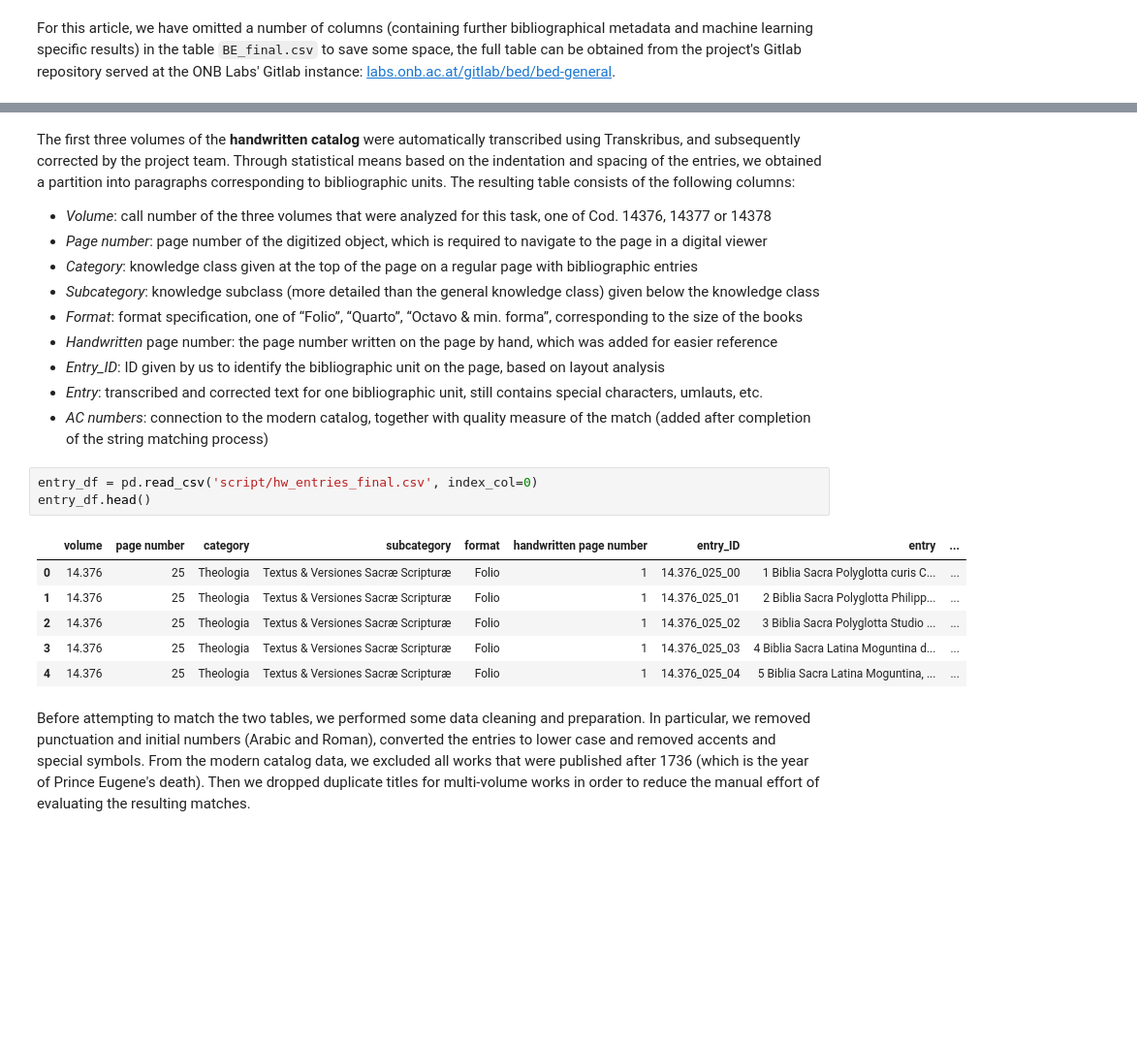
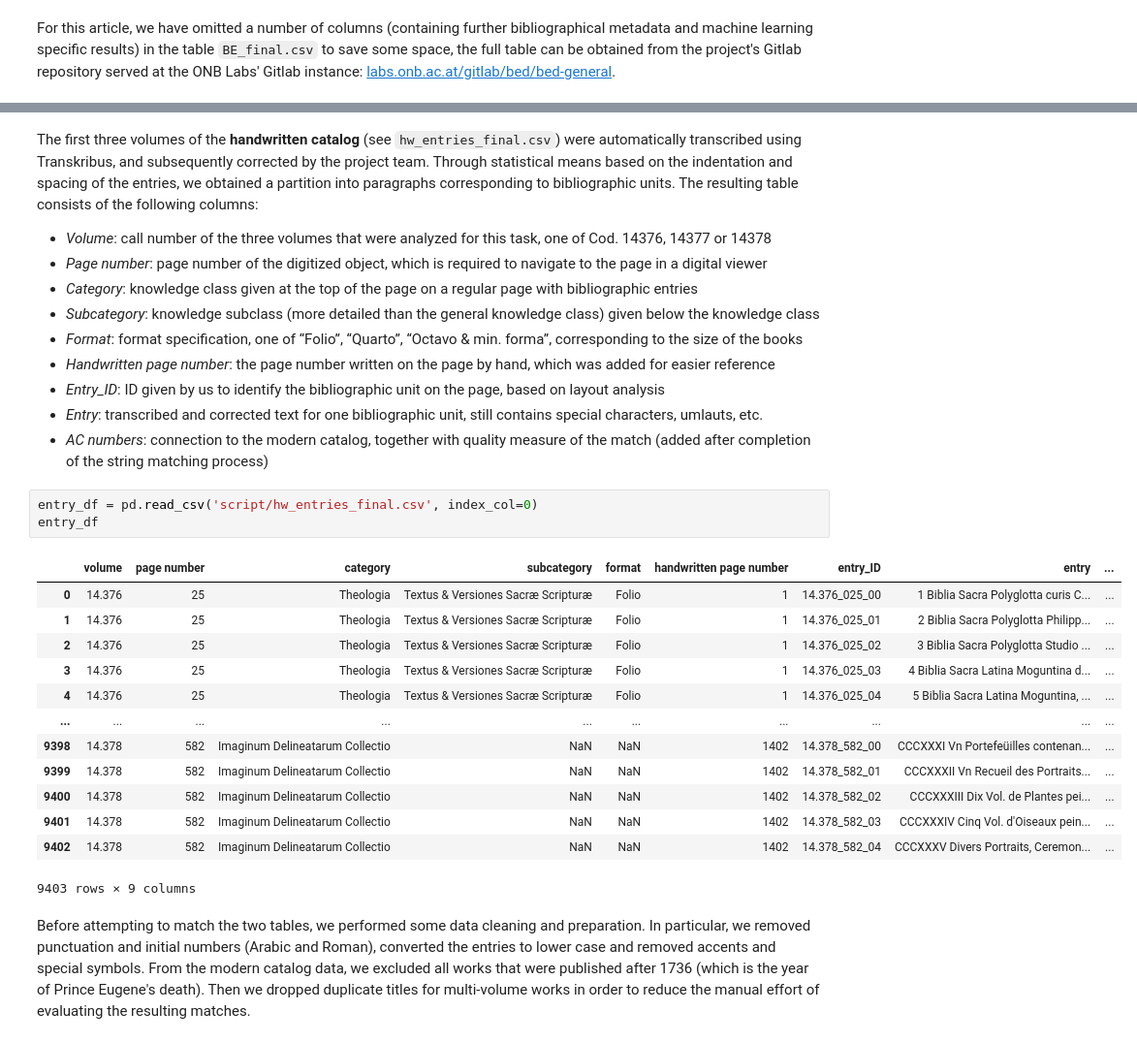
Before and after one commit to jdh-observer/b2uqnD7MTWwh, a Jupyter notebook: skim-article-for-publishing.ipynb, the cells around one changed output, grey strips where cells are left out. Shown at 97% size. Saved outputs shown, nothing was run; the diff lists cells and outputs as text; blank space fills up the shorter version.

```diff
--- a/skim-article-for-publishing.ipynb
+++ b/skim-article-for-publishing.ipynb
@@ -142,25 +151,32 @@ BE_df.head()
 # %% [markdown]
-The first three volumes of the **handwritten catalog** were automatically transcribed using Transkribus, and subsequently corrected by the project team. Through statistical means based on the indentation and spacing of the entries, we obtained a partition into paragraphs corresponding to bibliographic units. The resulting table consists of the following columns:
+The first three volumes of the **handwritten catalog** (see `hw_entries_final.csv`) were automatically transcribed using Transkribus, and subsequently corrected by the project team. Through statistical means based on the indentation and spacing of the entries, we obtained a partition into paragraphs corresponding to bibliographic units. The resulting table consists of the following columns:
 
 - *Volume*: call number of the three volumes that were analyzed for this task, one of Cod. 14376, 14377 or 14378
 - *Page number*: page number of the digitized object, which is required to navigate to the page in a digital viewer
 - *Category*: knowledge class given at the top of the page on a regular page with bibliographic entries
 - *Subcategory*: knowledge subclass (more detailed than the general knowledge class) given below the knowledge class
 - *Format*: format specification, one of “Folio”, “Quarto”, “Octavo & min. forma”, corresponding to the size of the books
-- *Handwritten* page number: the page number written on the page by hand, which was added for easier reference
+- *Handwritten page number*: the page number written on the page by hand, which was added for easier reference
 - *Entry_ID*: ID given by us to identify the bibliographic unit on the page, based on layout analysis
 - *Entry*: transcribed and corrected text for one bibliographic unit, still contains special characters, umlauts, etc.
 - *AC numbers*: connection to the modern catalog, together with quality measure of the match (added after completion of the string matching process)
 # %%
 entry_df = pd.read_csv('script/hw_entries_final.csv', index_col=0)
-entry_df.head()
+entry_df
 # %% [output]
 |  | volume | page number | category | subcategory | format | handwritten page number | entry_ID | entry | ... |
 | 0 | 14.376 | 25 | Theologia | Textus & Versiones Sacræ Scripturæ | Folio | 1 | 14.376_025_00 | 1 Biblia Sacra Polyglotta curis C... | ... |
 | 1 | 14.376 | 25 | Theologia | Textus & Versiones Sacræ Scripturæ | Folio | 1 | 14.376_025_01 | 2 Biblia Sacra Polyglotta Philipp... | ... |
 | 2 | 14.376 | 25 | Theologia | Textus & Versiones Sacræ Scripturæ | Folio | 1 | 14.376_025_02 | 3 Biblia Sacra Polyglotta Studio ... | ... |
 | 3 | 14.376 | 25 | Theologia | Textus & Versiones Sacræ Scripturæ | Folio | 1 | 14.376_025_03 | 4 Biblia Sacra Latina Moguntina d... | ... |
 | 4 | 14.376 | 25 | Theologia | Textus & Versiones Sacræ Scripturæ | Folio | 1 | 14.376_025_04 | 5 Biblia Sacra Latina Moguntina, ... | ... |
+| ... | ... | ... | ... | ... | ... | ... | ... | ... | ... |
+| 9398 | 14.378 | 582 | Imaginum Delineatarum Collectio | NaN | NaN | 1402 | 14.378_582_00 | CCCXXXI Vn Portefeüilles contenan... | ... |
+| 9399 | 14.378 | 582 | Imaginum Delineatarum Collectio | NaN | NaN | 1402 | 14.378_582_01 | CCCXXXII Vn Recueil des Portraits... | ... |
+| 9400 | 14.378 | 582 | Imaginum Delineatarum Collectio | NaN | NaN | 1402 | 14.378_582_02 | CCCXXXIII Dix Vol. de Plantes pei... | ... |
+| 9401 | 14.378 | 582 | Imaginum Delineatarum Collectio | NaN | NaN | 1402 | 14.378_582_03 | CCCXXXIV Cinq Vol. d'Oiseaux pein... | ... |
+| 9402 | 14.378 | 582 | Imaginum Delineatarum Collectio | NaN | NaN | 1402 | 14.378_582_04 | CCCXXXV Divers Portraits, Ceremon... | ... |
+9403 rows × 9 columns
 # %% [markdown]
 Before attempting to match the two tables, we performed some data cleaning and preparation. In particular, we removed punctuation and initial numbers (Arabic and Roman), converted the entries to lower case and removed accents and special symbols. From the modern catalog data, we excluded all works that were published after 1736 (which is the year of Prince Eugene's death). Then we dropped duplicate titles for multi-volume works in order to reduce the manual effort of evaluating the resulting matches.
 # %%
```
Also changed, not shown: parts of 52 cells of this notebook, 10 other files.
